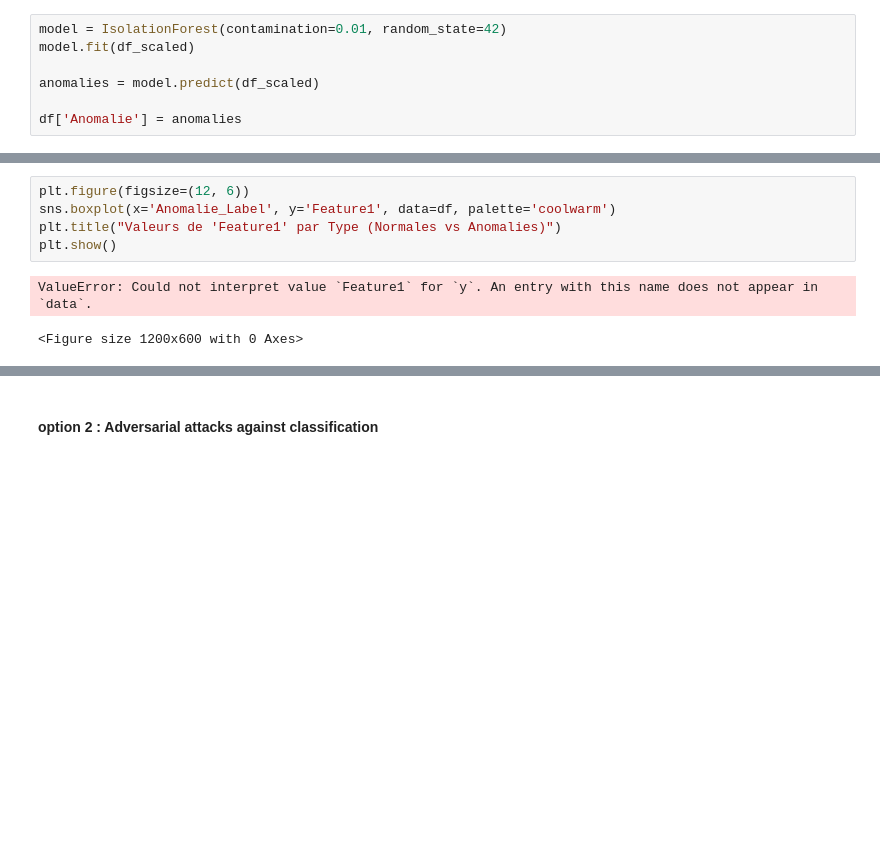
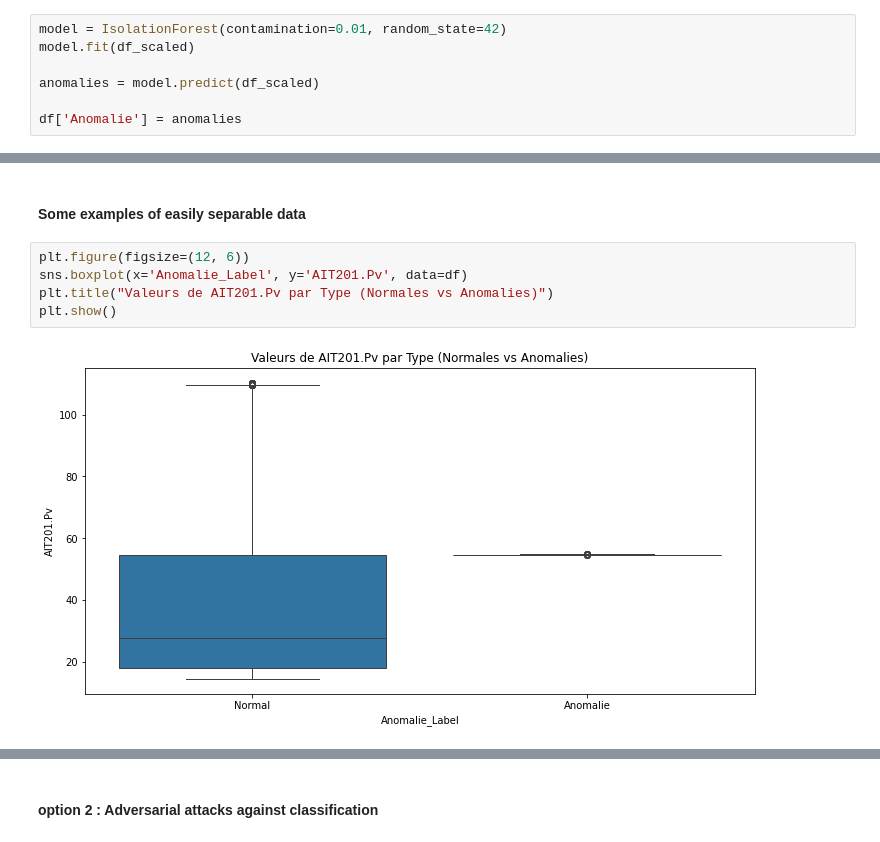
Before and after one commit to Fahol0/cyberml_projet, a Jupyter notebook: notebook.ipynb, the cells around one changed output, grey strips where cells are left out. Drawn from its saved outputs; the diff is of its cells as text; blank space fills up the shorter version.

```diff
--- a/notebook.ipynb
+++ b/notebook.ipynb
@@ -161,8 +165,9 @@ Passing `palette` without assigning `hue` is deprecated and will be removed in v
+# %% [markdown]
+#### Some examples of easily separable data
 # %%
 plt.figure(figsize=(12, 6))
-sns.boxplot(x='Anomalie_Label', y='Feature1', data=df, palette='coolwarm')
-plt.title("Valeurs de 'Feature1' par Type (Normales vs Anomalies)")
+sns.boxplot(x='Anomalie_Label', y='AIT201.Pv', data=df)
+plt.title("Valeurs de AIT201.Pv par Type (Normales vs Anomalies)")
 plt.show()
 # %% [output]
-ValueError: Could not interpret value `Feature1` for `y`. An entry with this name does not appear in `data`.
-<Figure size 1200x600 with 0 Axes>
+[figure, added]
```
Also changed, not shown: parts of 18 cells of this notebook.
